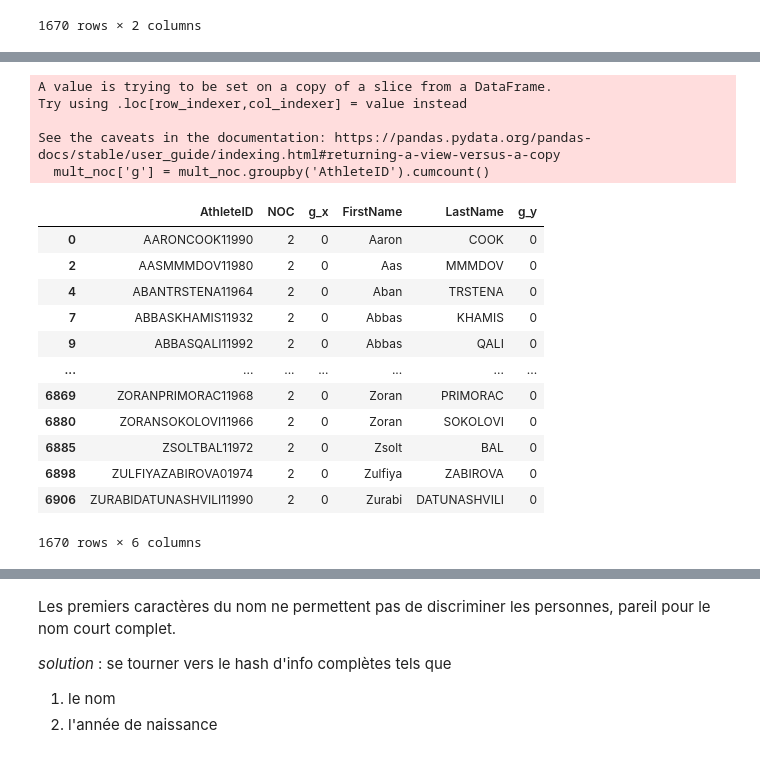
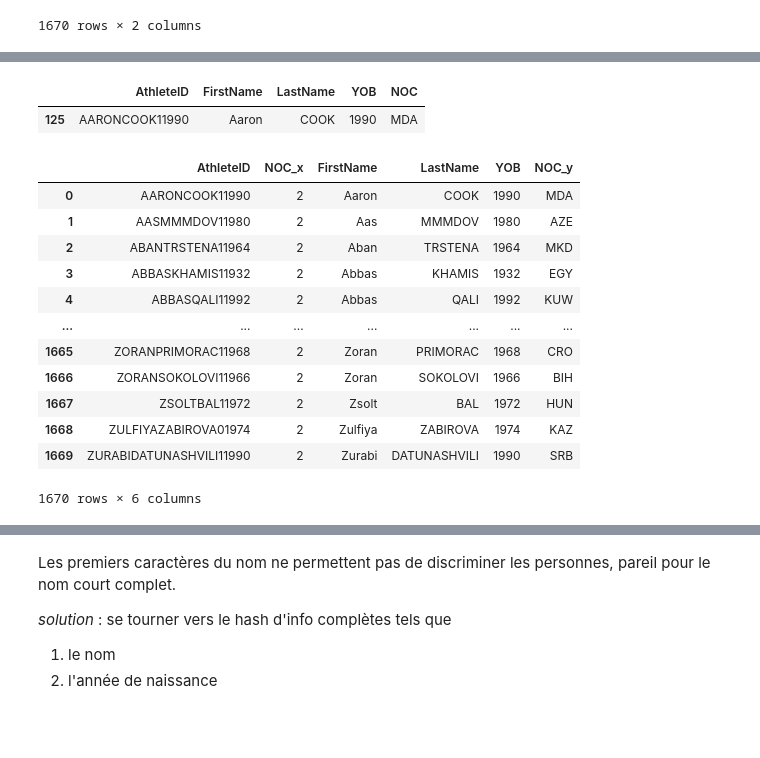
Before and after one commit to gitadum/querympics, a Jupyter notebook: analysis/explore.ipynb, the cells around one changed output, grey strips where cells are left out. Saved outputs shown, nothing was run; the diff lists cells and outputs as text; code cells hidden in the pictures; blank space fills up the shorter version.

Commit message:
person: récupération du dernier NOC

```diff
--- a/analysis/explore.ipynb
+++ b/analysis/explore.ipynb
@@ -419,6 +401,3 @@ mult_noc.sort_values(by="NOC")
 | 56374 | ILIJALUPULESKU11968 | 4 |
 | 86975 | MAKHARBEKKHADARTSEV11966 | 4 |
 1670 rows × 2 columns
-# %%
-mult_noc = n_noc[n_noc["NOC"] > 1]
-mult_noc.sort_values(by="NOC")
@@ -439,27 +404,26 @@ mult_noc.sort_values(by="NOC")
+# %%
+person[person["AthleteID"] == "AARONCOOK11990"]
+# %% [output]
+|  | AthleteID | FirstName | LastName | YOB | NOC |
+| 125 | AARONCOOK11990 | Aaron | COOK | 1990 | MDA |
 # %%
-mult_noc['g'] = mult_noc.groupby('AthleteID').cumcount()
-athlet['g'] = athlet.groupby('AthleteID').cumcount()
+assert mult_noc.groupby("AthleteID").count().shape[0] == mult_noc.shape[0]
 
-m = mult_noc.merge(athlet[["AthleteID", "FirstName", "LastName", 'g']],
+
+m = mult_noc.merge(person[["AthleteID", "FirstName", "LastName", "YOB", "NOC"]],
                    on="AthleteID", how="left")
-m = m[m["g_y"] == 0]
 m
 # %% [output]
+|  | AthleteID | NOC_x | FirstName | LastName | YOB | NOC_y |
+| 0 | AARONCOOK11990 | 2 | Aaron | COOK | 1990 | MDA |
+| 1 | AASMMMDOV11980 | 2 | Aas | MMMDOV | 1980 | AZE |
+| 2 | ABANTRSTENA11964 | 2 | Aban | TRSTENA | 1964 | MKD |
+| 3 | ABBASKHAMIS11932 | 2 | Abbas | KHAMIS | 1932 | EGY |
+| 4 | ABBASQALI11992 | 2 | Abbas | QALI | 1992 | KUW |
+| ... | ... | ... | ... | ... | ... | ... |
+| 1665 | ZORANPRIMORAC11968 | 2 | Zoran | PRIMORAC | 1968 | CRO |
+| 1666 | ZORANSOKOLOVI11966 | 2 | Zoran | SOKOLOVI | 1966 | BIH |
+| 1667 | ZSOLTBAL11972 | 2 | Zsolt | BAL | 1972 | HUN |
+| 1668 | ZULFIYAZABIROVA01974 | 2 | Zulfiya | ZABIROVA | 1974 | KAZ |
+| 1669 | ZURABIDATUNASHVILI11990 | 2 | Zurabi | DATUNASHVILI | 1990 | SRB |
-A value is trying to be set on a copy of a slice from a DataFrame.
-Try using .loc[row_indexer,col_indexer] = value instead
-
-See the caveats in the documentation: https://pandas.pydata.org/pandas-docs/stable/user_guide/indexing.html#returning-a-view-versus-a-copy
-  mult_noc['g'] = mult_noc.groupby('AthleteID').cumcount()
+1670 rows × 6 columns
-|  | AthleteID | NOC | g_x | FirstName | LastName | g_y |
-| 0 | AARONCOOK11990 | 2 | 0 | Aaron | COOK | 0 |
-| 2 | AASMMMDOV11980 | 2 | 0 | Aas | MMMDOV | 0 |
-| 4 | ABANTRSTENA11964 | 2 | 0 | Aban | TRSTENA | 0 |
-| 7 | ABBASKHAMIS11932 | 2 | 0 | Abbas | KHAMIS | 0 |
-| 9 | ABBASQALI11992 | 2 | 0 | Abbas | QALI | 0 |
-| ... | ... | ... | ... | ... | ... | ... |
-| 6869 | ZORANPRIMORAC11968 | 2 | 0 | Zoran | PRIMORAC | 0 |
-| 6880 | ZORANSOKOLOVI11966 | 2 | 0 | Zoran | SOKOLOVI | 0 |
-| 6885 | ZSOLTBAL11972 | 2 | 0 | Zsolt | BAL | 0 |
-| 6898 | ZULFIYAZABIROVA01974 | 2 | 0 | Zulfiya | ZABIROVA | 0 |
-| 6906 | ZURABIDATUNASHVILI11990 | 2 | 0 | Zurabi | DATUNASHVILI | 0 |
-1670 rows × 6 columns
```
Also changed, not shown: parts of 8 cells of this notebook, 1 other file.
